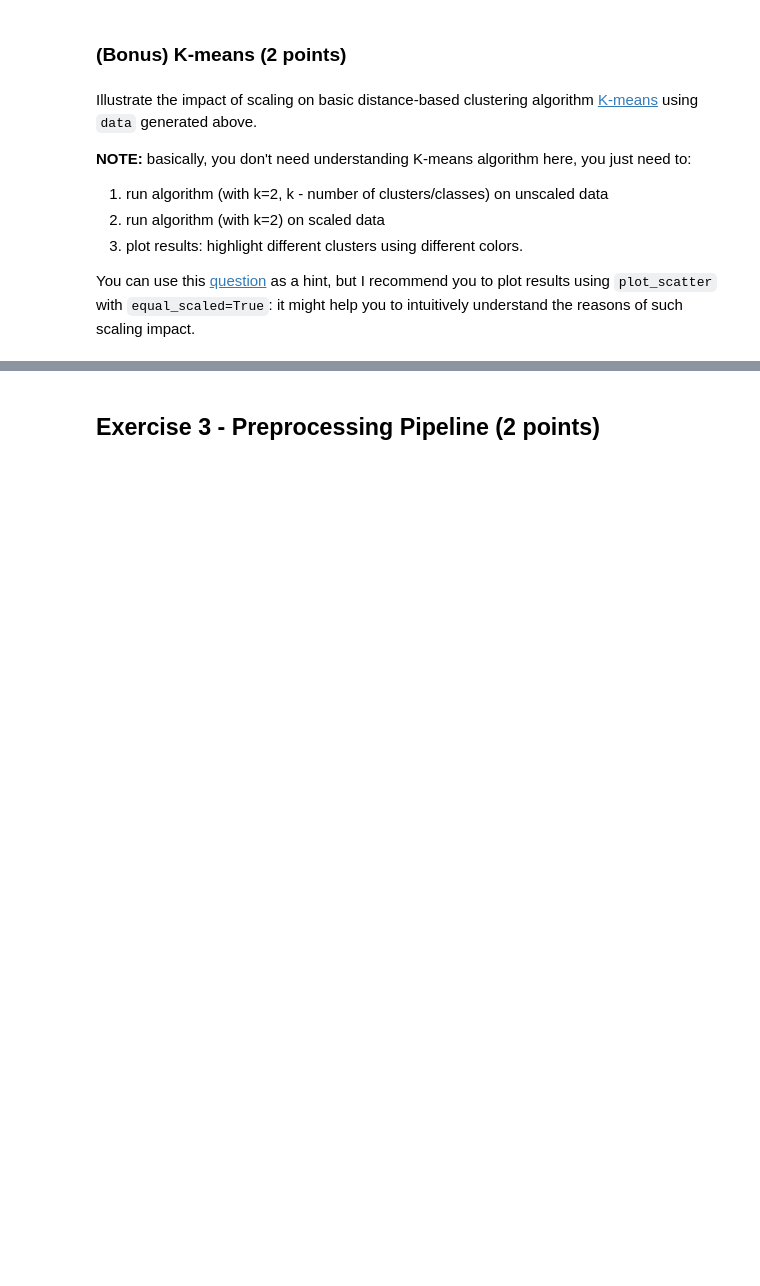
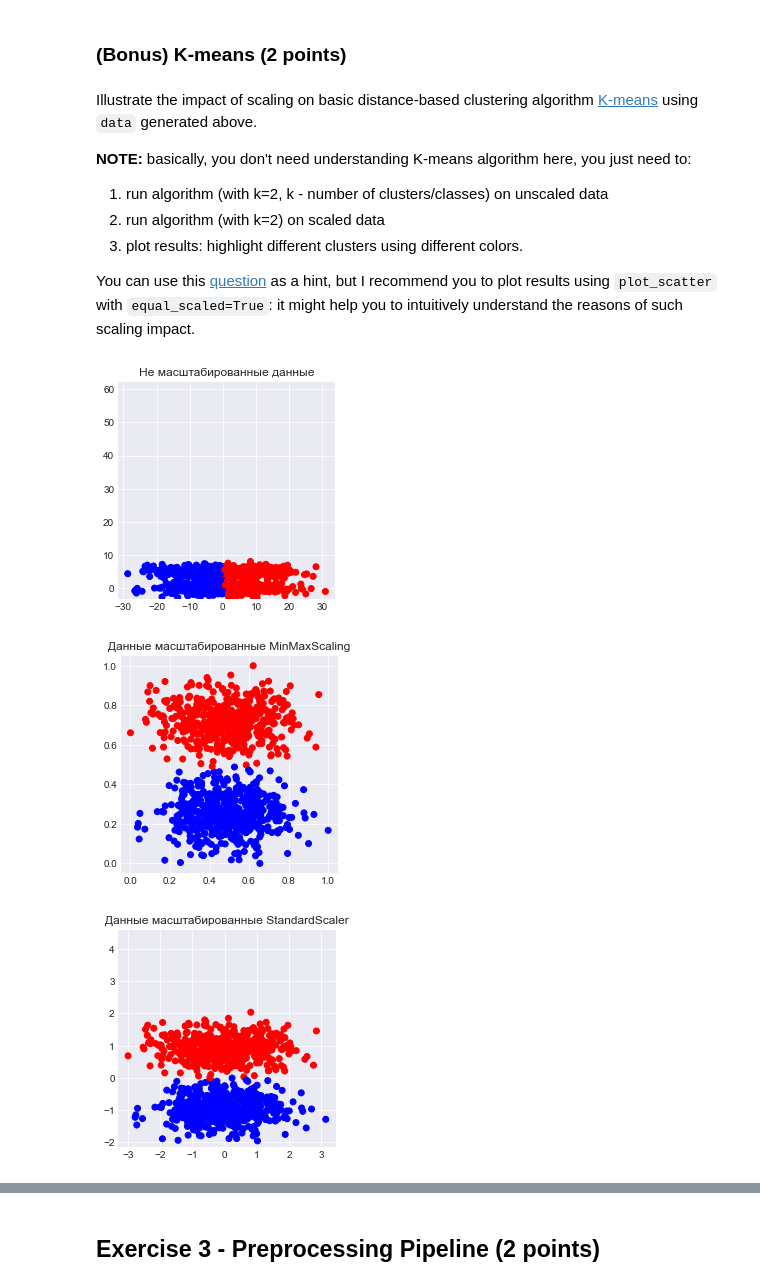
Before and after one commit to DIVIGL1/RSSchool-ML-Open-Course, a Jupyter notebook: 6_feature_engineering_selection/6_feature_engineering_selection.ipynb, the cells around one changed output, grey strips where cells are left out. Drawn from its saved outputs; the diff is of its cells as text; code cells hidden in the pictures; blank space fills up the shorter version.

```diff
--- a/6_feature_engineering_selection/6_feature_engineering_selection.ipynb
+++ b/6_feature_engineering_selection/6_feature_engineering_selection.ipynb
@@ -135,0 +160,21 @@ You can use this [question](https://stats.stackexchange.com/questions/89809/is-i
+# %%
+from sklearn.cluster import KMeans
+
+def kmeans_ploter(dataset, title):
+    clusters = KMeans(n_clusters=2, random_state=42).fit_predict(dataset)
+    plot_scatter( \
+                dataset[:, 0],
+                dataset[:, 1],
+                auto_scaled=False ,
+                title=title,
+                clusters=clusters
+                );
+# %%
+## your code
+kmeans_ploter(data, "Не масштабированные данные")
+kmeans_ploter(min_max_scaled_data, "Данные масштабированные MinMaxScaling")
+kmeans_ploter(standard_scaled_data, "Данные масштабированные StandardScaler")
+# %% [output]
+[figure, added]
+[figure, added]
+[figure, added]
```
Also changed, not shown: parts of 34 cells of this notebook.
